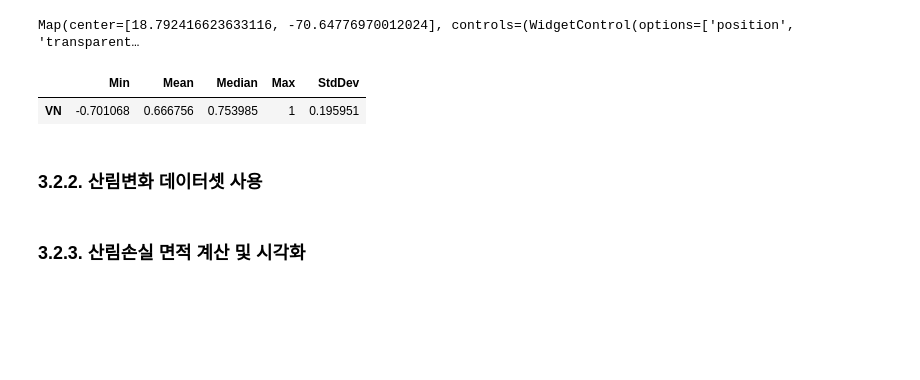
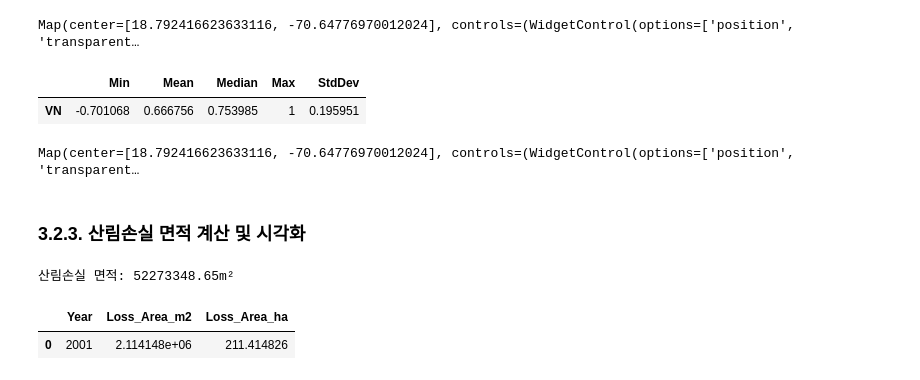
Before and after one commit to osgeokr/kari-sdm, a Jupyter notebook: 240726_sentinel2_analysis_valle_nuevo_national_park.ipynb.ipynb, the cells around one changed output. Cells and saved outputs as stored; diff of their text form; code cells hidden in the pictures; blank space fills up the shorter version.

```diff
--- a/240726_sentinel2_analysis_valle_nuevo_national_park.ipynb.ipynb
+++ b/240726_sentinel2_analysis_valle_nuevo_national_park.ipynb.ipynb
@@ -148,16 +148,6 @@ df_stats
 # %% [output]
 |  | Min | Mean | Median | Max | StdDev |
 | VN | -0.701068 | 0.666756 | 0.753985 | 1 | 0.195951 |
-# %%
-# 설악산 생물권보전지역 경계 추출
-wdpa = ee.FeatureCollection("WCMC/WDPA/current/polygons")
-seorak = wdpa.filter(ee.Filter.eq('WDPAID', 5085))
-
-# 선택된 보호지역의 이름 확인
-wdpa_name = seorak.first().get('NAME').getInfo()
-print("Name:", wdpa_name)
-# %% [markdown]
-### 3.2.2. 산림변화 데이터셋 사용
 # %%
 # Hansen Global Forest Change v1.10 (2000-2022) 데이터셋
 gfc = ee.Image('UMD/hansen/global_forest_change_2022_v1_10')
@@ -182,9 +172,11 @@ tree_loss_vis = {
 m = geemap.Map(width="800px", height="400px")
 m.addLayer(gfc, tree_cover_vis, 'tree cover')
 m.addLayer(gfc, tree_loss_vis, 'tree loss year')
-m.add_layer(vworld_hybrid)
-m.centerObject(seorak, 10) # 지도의 중심 설정
+m.addLayer(wdpa_raster, wdpa_vis, wdpa_name)
+m.centerObject(wdpa, 10)
 m # 지도 객체 출력
+# %% [output]
+Map(center=[18.792416623633116, -70.64776970012024], controls=(WidgetControl(options=['position', 'transparent…
 # %% [markdown]
 ### 3.2.3. 산림손실 면적 계산 및 시각화
 # %%
@@ -195,7 +187,7 @@ area_image = loss_image.multiply(ee.Image.pixelArea())
 # 설악산 BR 내 산림손실 면적 합산
 stats = area_image.reduceRegion(
     reducer=ee.Reducer.sum(),
-    geometry=seorak.geometry(),
+    geometry=wdpa.geometry(),
     scale=30,
     maxPixels=1e9,
 )
@@ -203,36 +195,41 @@ stats = area_image.reduceRegion(
 # 산림손실 면적 출력
 loss_area = stats.get('loss').getInfo()
 print(f"산림손실 면적: {loss_area:.2f}m²")
+# %% [output]
+산림손실 면적: 52273348.65m²
 # %%
 # 산림손실연도 이미지
 lossyear_image = gfc.select(['lossyear'])
 
 # 2001-2022년 산림손실 면적 계산
 years = range(1, 23)
 loss_areas = []
 
 for year in years:
     # 해당 연도의 산림손실 픽셀 선택
     yearly_loss = lossyear_image.eq(year)
 
     # 산림손실 면적 계산
     area_image = yearly_loss.multiply(ee.Image.pixelArea())
     stats = area_image.reduceRegion(
         reducer=ee.Reducer.sum(),
-        geometry=seorak.geometry(),
+        geometry=wdpa.geometry(),
         scale=30,
         maxPixels=1e9,
     )
 
     # 연도별 손실 면적을 리스트에 추가 (단위: 제곱미터)
     loss_area = stats.getInfo()['lossyear']
     loss_areas.append(loss_area)
 
 # 연도와 손실 면적을 데이터프레임으로 변환
 df = pd.DataFrame({
     'Year': range(2001, 2023),
     'Loss_Area_m2': loss_areas
 })
 
 df['Loss_Area_ha'] = df['Loss_Area_m2'] / 10000
 df.head(1)
+# %% [output]
+|  | Year | Loss_Area_m2 | Loss_Area_ha |
+| 0 | 2001 | 2.114148e+06 | 211.414826 |
```
Also changed, not shown: parts of 2 cells of this notebook.
